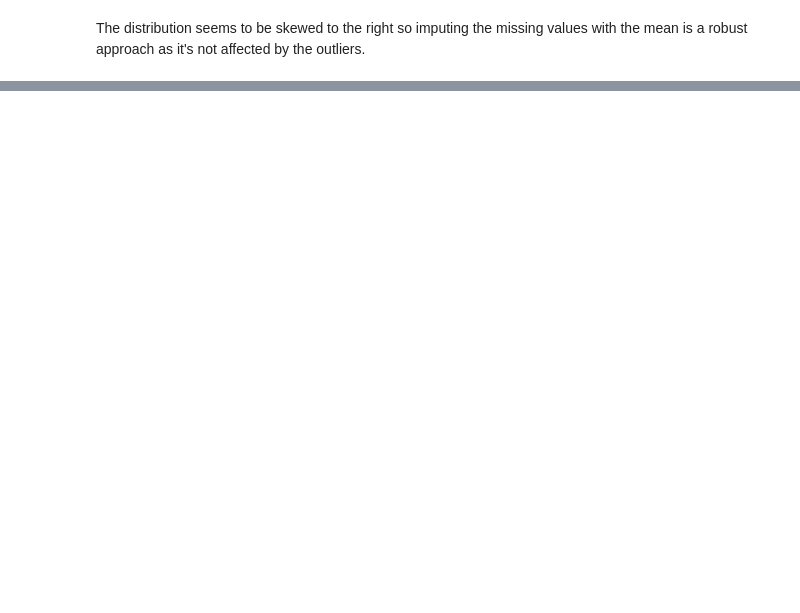
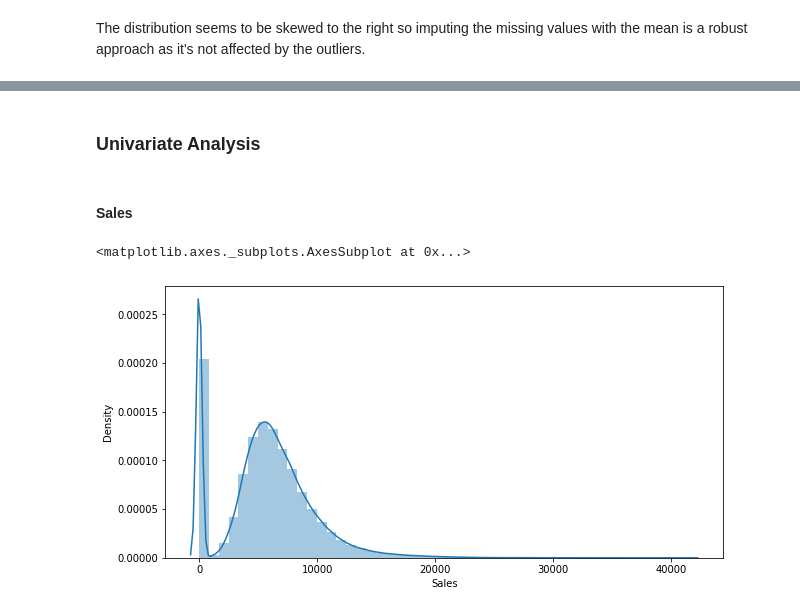
Before and after one commit to sahu-vishal/Rossmann-Sales-Prediction, a Jupyter notebook: Rossmann_Sales_Prediction_Capstone_Project.ipynb, the cells around one changed output, grey strips where cells are left out. Saved outputs shown, nothing was run; the diff lists cells and outputs as text; code cells hidden in the pictures; blank space fills up the shorter version.

```diff
--- a/Rossmann_Sales_Prediction_Capstone_Project.ipynb
+++ b/Rossmann_Sales_Prediction_Capstone_Project.ipynb
@@ -211,0 +165,4 @@ memory usage: 147.5+ MB
+# %%
+# Filling the competition open since month and year with the most occuring values of the columns i.e modes of those columns
+store_df['CompetitionOpenSinceMonth'].fillna(store_df['CompetitionOpenSinceMonth'].mode()[0], inplace = True)
+store_df['CompetitionOpenSinceYear'].fillna(store_df['CompetitionOpenSinceYear'].mode()[0], inplace = True)
@@ -211,0 +171,5 @@ memory usage: 147.5+ MB
+# %%
+# imputing the nan values of promo2 related columns with 0
+store_df['Promo2SinceWeek'].fillna(0, inplace=True)
+store_df['Promo2SinceYear'].fillna(0, inplace=True)
+store_df['PromoInterval'].fillna(0, inplace=True)
@@ -211,0 +226,8 @@ memory usage: 147.5+ MB
+# %%
+# Changing all the float data types to int data types
+rossmann_store_df['CompetitionOpenSinceMonth'] = rossmann_store_df['CompetitionOpenSinceMonth'].astype(int)
+rossmann_store_df['CompetitionOpenSinceYear'] = rossmann_store_df['CompetitionOpenSinceYear'].astype(int)
+rossmann_store_df['Promo2SinceWeek'] = rossmann_store_df['Promo2SinceWeek'].astype(int)
+rossmann_store_df['Promo2SinceYear'] = rossmann_store_df['Promo2SinceYear'].astype(int)
+# hanging format of date from object to datetime
+rossmann_store_df['Date'] = pd.to_datetime(rossmann_store_df['Date'], format= '%Y-%m-%d')
@@ -211,0 +236,3 @@ memory usage: 147.5+ MB
+# %%
+rossmann_store_df['Year'] = rossmann_store_df['Date'].dt.year
+rossmann_store_df['Month'] = rossmann_store_df['Date'].dt.month
@@ -211,0 +278,11 @@ memory usage: 147.5+ MB
+# %% [markdown]
+### Univariate Analysis
+# %% [markdown]
+#### Sales
+# %%
+# Plotting the distribution of sales
+plt.figure(figsize=(10,5))
+sns.distplot(rossmann_store_df['Sales'])
+# %% [output]
+<matplotlib.axes._subplots.AxesSubplot at 0x...>
+[figure, added]
```
Also changed, not shown: parts of 99 cells of this notebook.
